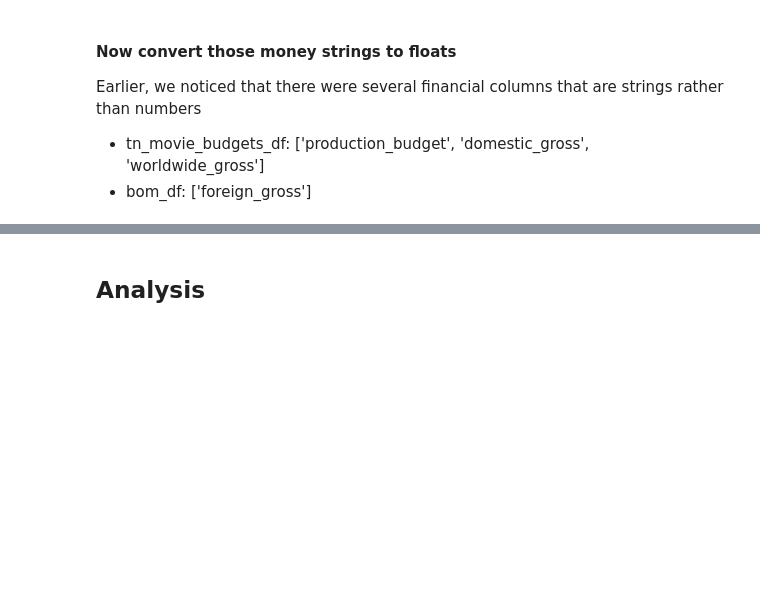
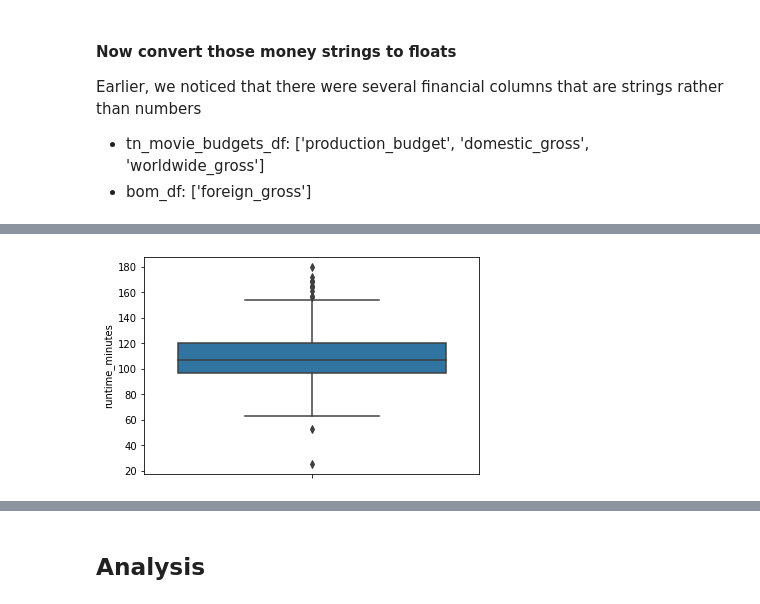
Before and after one commit to gcburgess/Xbox-to-Box-Office, a Jupyter notebook: greg-notebooks-folder/GREG_slightly_polished.ipynb, the cells around one changed output, grey strips where cells are left out. Cells and saved outputs as stored; diff of their text form; code cells hidden in the pictures; blank space fills up the shorter version.

Commit message:
Add analyses of correlations with Production Budget

```diff
--- a/greg-notebooks-folder/GREG_slightly_polished.ipynb
+++ b/greg-notebooks-folder/GREG_slightly_polished.ipynb
@@ -508,0 +501,5 @@ imdb_ratings_df[filt]
+# %%
+filt = bom_df['studio'].isin(competing_studios)
+bom_competing_studios_df = bom_df[filt]
+print(f"Number of movies made by top 10% grossing studios: {bom_competing_studios_df.shape[0]}")
+bom_competing_studios_df.groupby('studio')['bom_worldwide_gross_mil'].sum().sort_values(ascending=False)
@@ -508,0 +543,5 @@ imdb_ratings_df[filt]
+# %%
+# We get multiple rows when we merge tn_movie_budgets_df
+# So add 'year' to use as additional key
+tn_movie_budgets_df['year'] = tn_movie_budgets_df['release_date'].str[-4:].astype(int)
+tn_movie_budgets_df['year'].describe()
@@ -508,0 +558,3 @@ imdb_ratings_df[filt]
+# %%
+competing_studio_budgets_df = bom_competing_studios_df.merge(tn_movie_budgets_df, left_on=['title', 'year'], right_on=['movie', 'year'], how='inner', suffixes=('_bom', '_tn'))
+competing_studio_budgets_df
@@ -508,0 +575,3 @@ imdb_ratings_df[filt]
+# %%
+competing_studio_budgets_ratings_df = competing_studio_budgets_df.merge(imdb_ratings_df, left_on=['title', 'year'], right_on=['primary_title', 'start_year'], how='inner')
+competing_studio_budgets_ratings_df
@@ -508,0 +659,4 @@ imdb_ratings_df[filt]
+# %%
+sns.boxplot(y='runtime_minutes',data=competing_studio_budgets_ratings_df);
+# %% [output]
+[figure, added]
```
Also changed, not shown: parts of 64 cells of this notebook.
